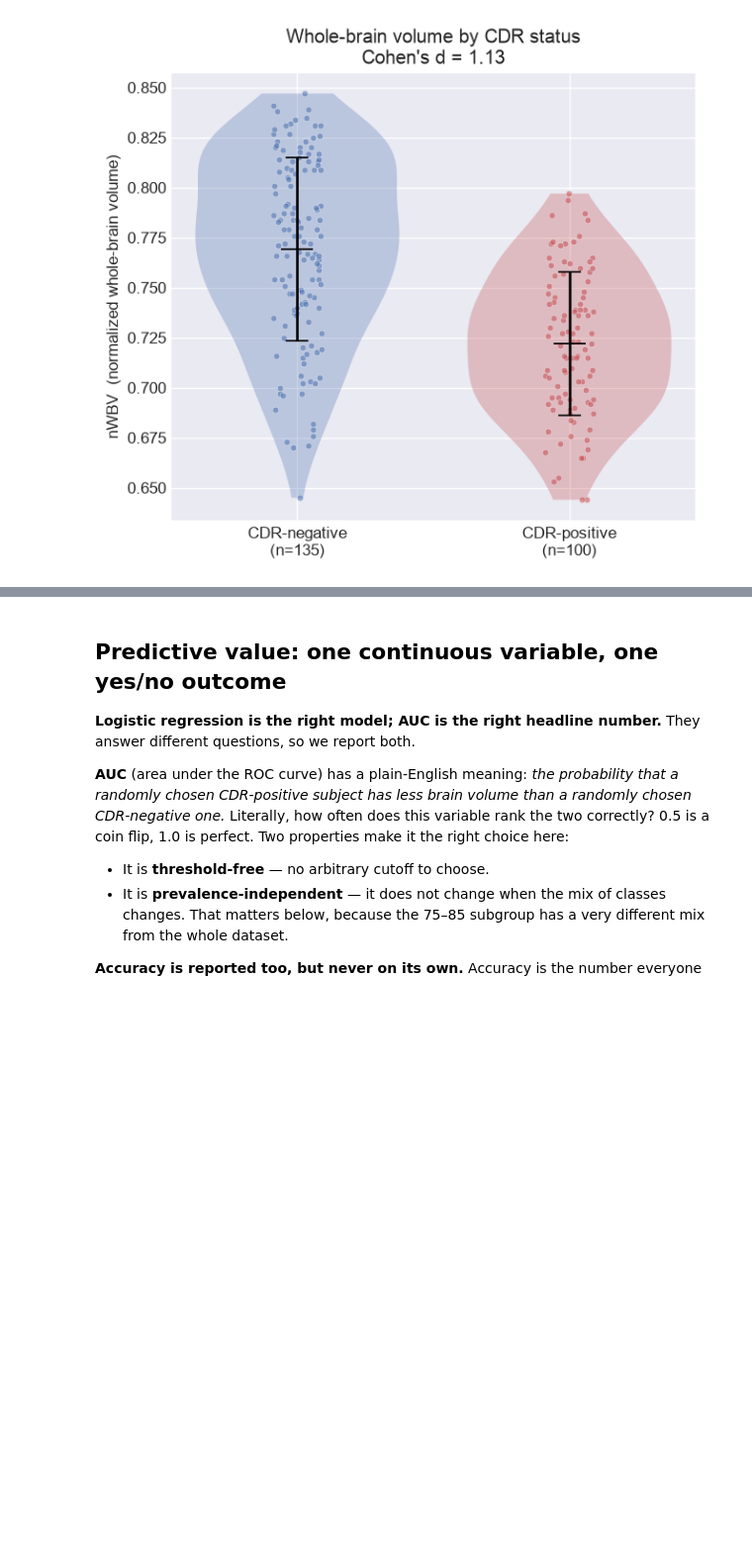
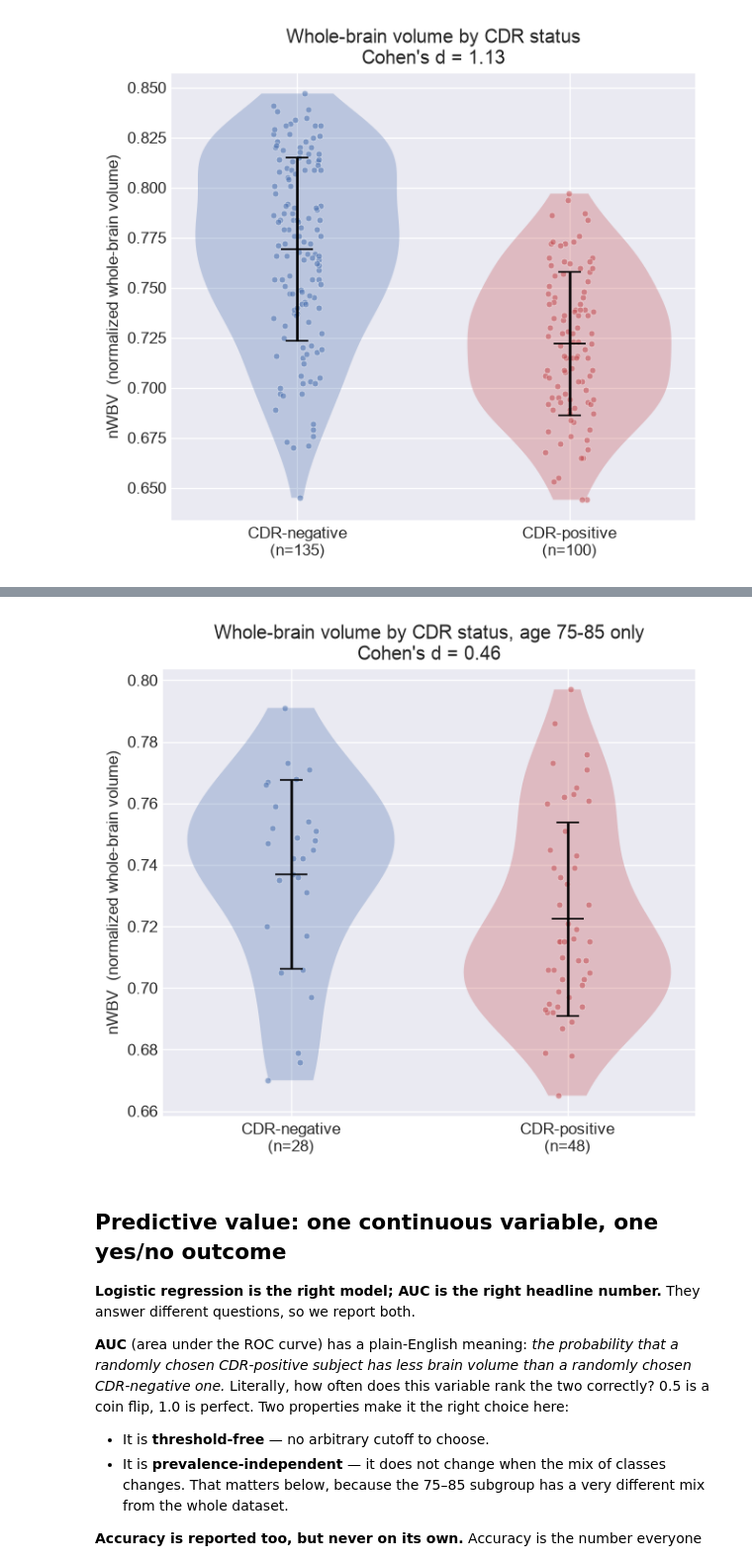
Before and after one commit to emarti/immersion2026-ai-imaging, a Jupyter notebook: internal/jupyter/nWBV.ipynb, the cells around one changed output, grey strips where cells are left out. Shown at 99% size. Cells and saved outputs as stored; diff of their text form; code cells hidden in the pictures; blank space fills up the shorter version.

```diff
--- a/internal/jupyter/nWBV.ipynb
+++ b/internal/jupyter/nWBV.ipynb
@@ -171,3 +180,39 @@ plt.show()
+# %%
+# Same violin+dot view as the all-ages plot above, but restricted to the age 75-85
+# band highlighted in the scatterplot -- this is the age-matched comparison that
+# analysis (3) below turns into a number, seen directly before the statistics.
+band = df['Age'].between(75, 85)
+neg_band = df.loc[band & ~df['CDR_positive'], 'nWBV'].to_numpy()
+pos_band = df.loc[band & df['CDR_positive'], 'nWBV'].to_numpy()
+
+pooled_sd_band = np.sqrt(((len(neg_band) - 1) * neg_band.var(ddof=1)
+                          + (len(pos_band) - 1) * pos_band.var(ddof=1))
+                         / (len(neg_band) + len(pos_band) - 2))
+cohens_d_band = (neg_band.mean() - pos_band.mean()) / pooled_sd_band
+
+fig, ax = plt.subplots(figsize=(5.5, 5))
+
+parts = ax.violinplot([neg_band, pos_band], positions=[1, 2], widths=0.75, showextrema=False)
+for body, colour in zip(parts['bodies'], [NEG_COLOR, POS_COLOR]):
+    body.set_facecolor(colour)
+    body.set_alpha(0.30)
+
+rng = np.random.default_rng(0)   # same fixed seed as the all-ages violin above
+for x, values, colour in [(1, neg_band, NEG_COLOR), (2, pos_band, POS_COLOR)]:
+    jitter = rng.uniform(-0.09, 0.09, size=len(values))
+    ax.scatter(x + jitter, values, s=16, color=colour, alpha=0.55,
+               edgecolor='white', linewidth=0.4, zorder=3)
+    ax.errorbar(x, values.mean(), yerr=values.std(ddof=1), fmt='_', color='black',
+                markersize=20, capsize=7, elinewidth=1.6, zorder=4)
+
+ax.set_xticks([1, 2])
+ax.set_xticklabels([f'{NEG_LABEL}\n(n={len(neg_band)})', f'{POS_LABEL}\n(n={len(pos_band)})'])
+ax.set_ylabel('nWBV  (normalized whole-brain volume)')
+ax.set_title(f"Whole-brain volume by CDR status, age 75-85 only\nCohen's d = {cohens_d_band:.2f}")
+fig.tight_layout()
+plt.show()
+# %% [output]
+[figure, added]
 # %% [markdown]
 ## Predictive value: one continuous variable, one yes/no outcome
 
```
Also changed, not shown: parts of 7 cells of this notebook, 17 other files.
